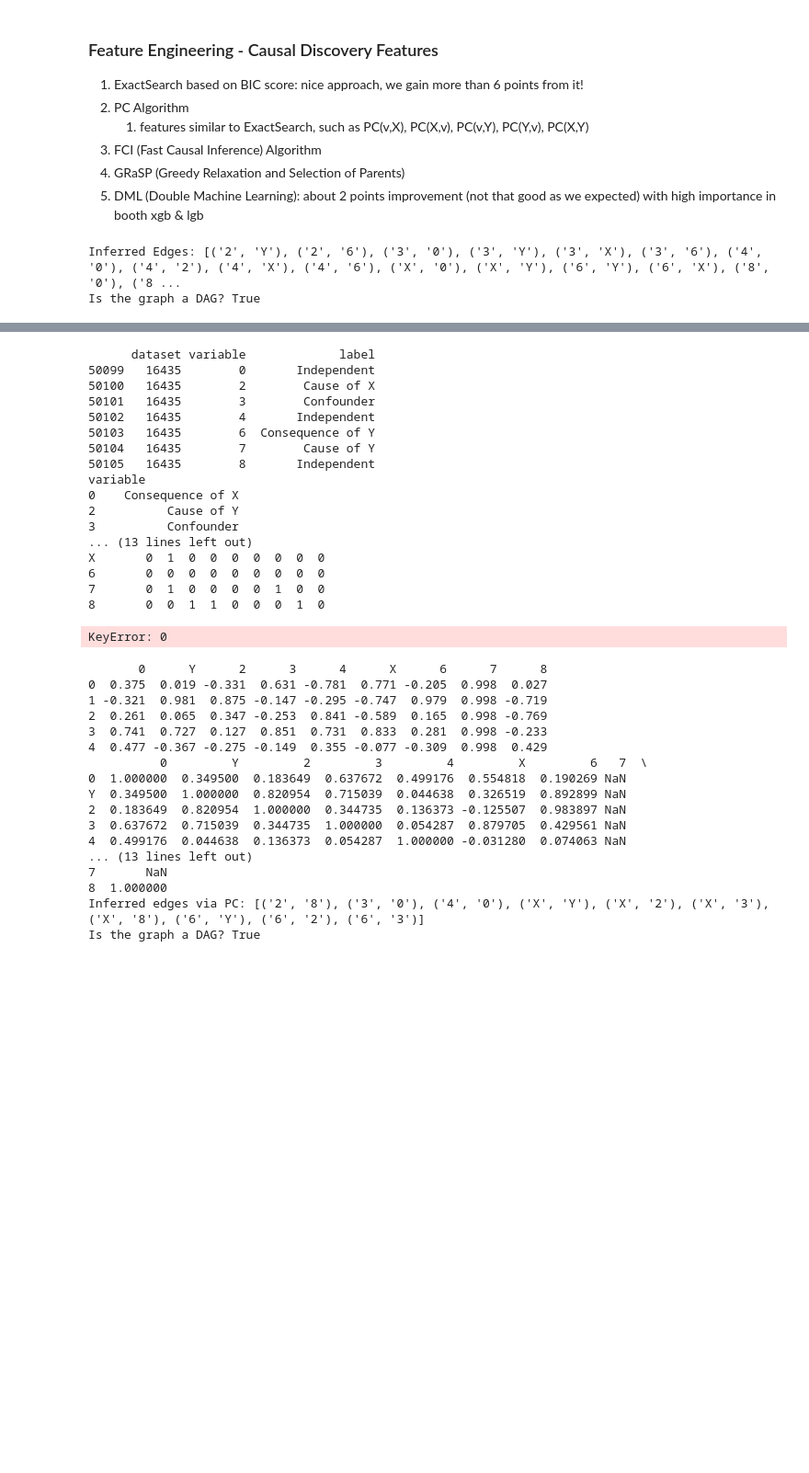
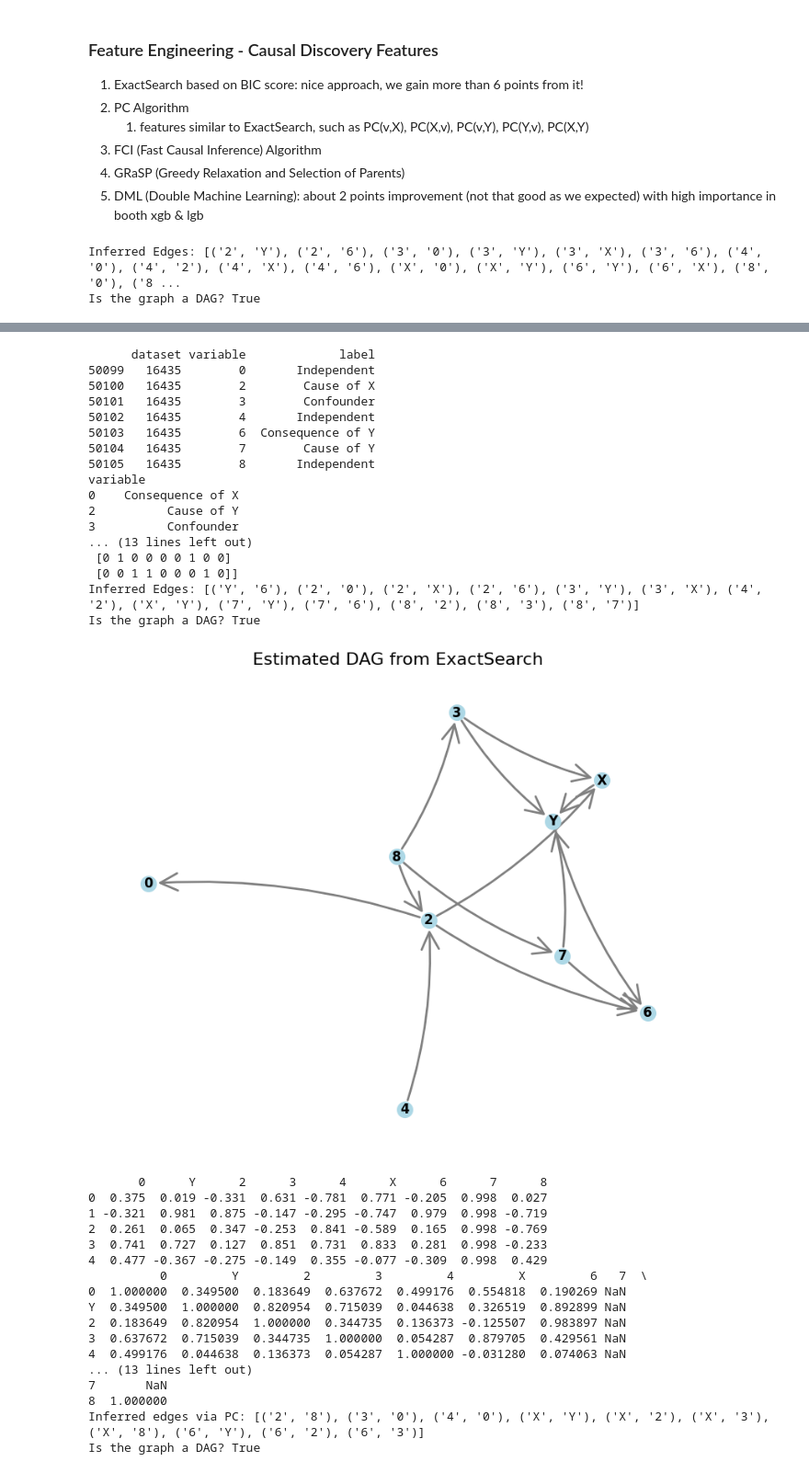
Before and after one commit to emoen/CausalityDiscoveryCrunchDAO, a Jupyter notebook: Leaderboard3.ipynb, the cells around one changed output, grey strips where cells are left out. Shown at 92% size. Saved outputs shown, nothing was run; the diff lists cells and outputs as text; code cells hidden in the pictures; blank space fills up the shorter version.

Commit message:
refactor LabelEncoder - todo test

```diff
--- a/Leaderboard3.ipynb
+++ b/Leaderboard3.ipynb
@@ -2231,84 +2373,38 @@ dataset = pd.DataFrame({
     'v2': v2,
     'v3': v3
 })
 
 scaler = StandardScaler()
 df_standardized = pd.DataFrame(scaler.fit_transform(dataset), columns=dataset.columns)
 
 df_standardized.name = "SampleDataset"
 #print(names_datasets_train['16435'].head())
 #print(names_datasets_train['16435'].corr())
 #output_df = ExactSearch_feature(df_standardized, DRAW_GRAPH=True) #df_standardized
 output_df = ExactSearch_feature(names_datasets_train['16435'], DRAW_GRAPH=True) #df_standardized
 #print(output_df)
-
-#todo: refactor this to only call once
-le = LabelEncoder()
-#print(y_train)
-#label(y_train)
-#y_names = create_some_columns(y_train, label)
-print(y_names[y_names['dataset']=='16435'])
-print(output_df)
-#print(y_names['label'].values)
-y_true_labels = le.fit_transform(y_names['label'].values)
-print(le.fit_transform(output_df))
-
-feature_names = y_train['16435'].columns.tolist()
-dag_est = y_train['16435'].values
-print(dag_est)
-edges = []
-for i in range(dag_est.shape[0]):
-    for j in range(dag_est.shape[1]):
-        if dag_est[i][j] > 0:
-            source = feature_names[i]
-            target_col = feature_names[j]
-            edges.append((source, target_col))
-
-# Create a NetworkX Directed Graph
-print("Inferred Edges:", edges)
-G_nx = nx.DiGraph()
-G_nx.add_edges_from(edges)
-G_nx.add_nodes_from(feature_names)
-is_dag = nx.is_directed_acyclic_graph(G_nx)
-print(f"Is the graph a DAG? {is_dag}")
-
-plt.figure(figsize=(10, 8))
-pos = nx.spring_layout(G_nx, seed=42, k=0.9)  # Seed for reproducibility
-nx.draw_networkx_nodes(G_nx, pos, node_size=200, node_color='lightblue')
-nx.draw_networkx_edges(
-    G_nx, pos,
-    arrowstyle='->',
-    arrowsize=40,
-    edge_color='gray',
-    width=2,
-    connectionstyle='arc3,rad=0.1'  # Adds slight curvature to arrows
-)
-nx.draw_networkx_labels(G_nx, pos, font_size=12, font_weight='bold')
-plt.title("Estimated DAG from ExactSearch", fontsize=16)
-plt.axis('off')
-plt.show()
 # %% [output]
 Inferred Edges: [('2', 'Y'), ('2', '6'), ('3', '0'), ('3', 'Y'), ('3', 'X'), ('3', '6'), ('4', '0'), ('4', '2'), ('4', 'X'), ('4', '6'), ('X', '0'), ('X', 'Y'), ('6', 'Y'), ('6', 'X'), ('8', '0'), ('8 ...
 Is the graph a DAG? True
 [figure]
       dataset variable             label
 50099   16435        0       Independent
 50100   16435        2        Cause of X
 50101   16435        3        Confounder
 50102   16435        4       Independent
 50103   16435        6  Consequence of Y
 50104   16435        7        Cause of Y
 50105   16435        8       Independent
 variable
 0    Consequence of X
 2          Cause of Y
 3          Confounder
 ... (13 lines left out)
-X       0  1  0  0  0  0  0  0  0
-6       0  0  0  0  0  0  0  0  0
-7       0  1  0  0  0  0  1  0  0
-8       0  0  1  1  0  0  0  1  0
+ [0 1 0 0 0 0 1 0 0]
+ [0 0 1 1 0 0 0 1 0]]
+Inferred Edges: [('Y', '6'), ('2', '0'), ('2', 'X'), ('2', '6'), ('3', 'Y'), ('3', 'X'), ('4', '2'), ('X', 'Y'), ('7', 'Y'), ('7', '6'), ('8', '2'), ('8', '3'), ('8', '7')]
+Is the graph a DAG? True
-KeyError: 0
+[figure, added]
 # %%
 def pc_algorithm_features(dataset, alpha=0.05, DRAW_GRAPH=False, method='PC'):
     """
```
Also changed, not shown: parts of 12 cells of this notebook.
